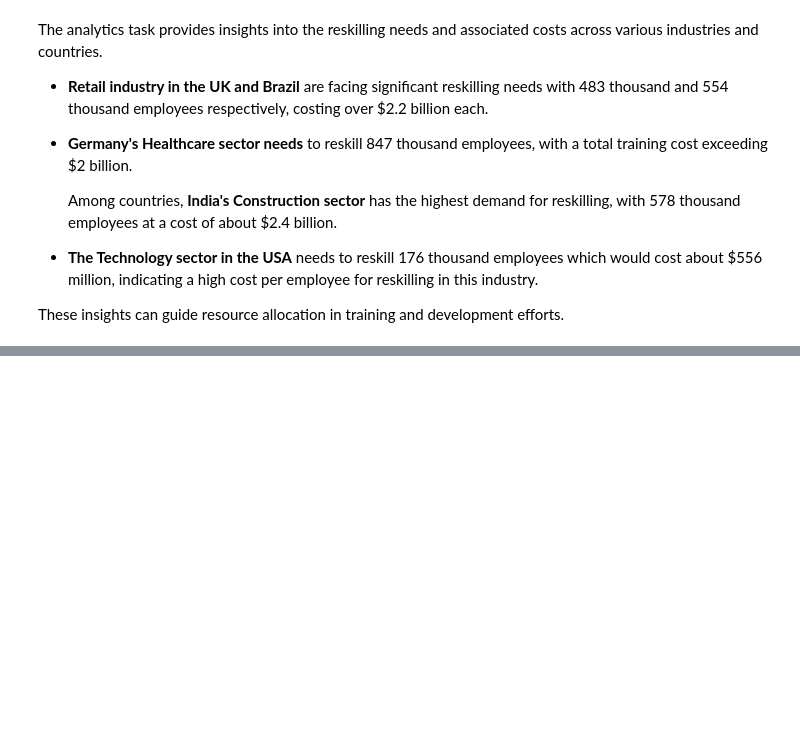
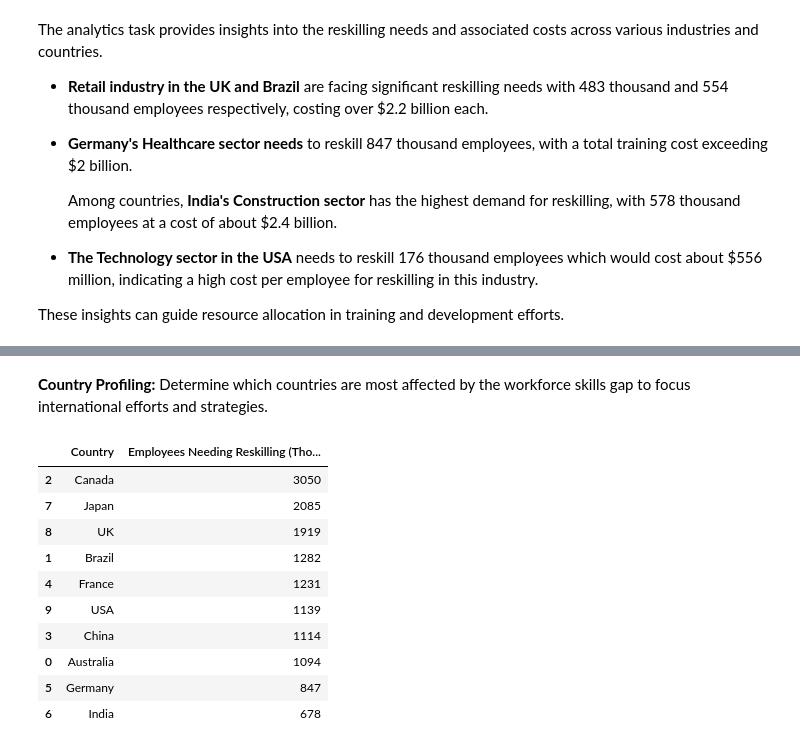
Before and after one commit to sikoh/Data-Analytics-with-Skills.AI, a Jupyter notebook: Market_Demand_Analysis.ipynb, the cells around one changed output, grey strips where cells are left out. Saved outputs shown, nothing was run; the diff lists cells and outputs as text; code cells hidden in the pictures; blank space fills up the shorter version.

```diff
--- a/Market_Demand_Analysis.ipynb
+++ b/Market_Demand_Analysis.ipynb
@@ -133,0 +162,24 @@ These insights can guide resource allocation in training and development efforts
+# %% [markdown]
+**Country Profiling:** Determine which countries are most affected by the workforce skills gap to focus international efforts and strategies.
+# %%
+df = data.copy()
+
+# Grouping by 'Country' and calculating the sum of 'Employees Needing Reskilling (Thousands)'
+df = df.groupby('Country')['Employees Needing Reskilling (Thousands)'].sum().reset_index()
+
+# Sorting the DataFrame by 'Employees Needing Reskilling (Thousands)' in descending order
+df = df.sort_values(by='Employees Needing Reskilling (Thousands)', ascending=False)
+
+df
+# %% [output]
+|  | Country | Employees Needing Reskilling (Tho... |
+| 2 | Canada | 3050 |
+| 7 | Japan | 2085 |
+| 8 | UK | 1919 |
+| 1 | Brazil | 1282 |
+| 4 | France | 1231 |
+| 9 | USA | 1139 |
+| 3 | China | 1114 |
+| 0 | Australia | 1094 |
+| 5 | Germany | 847 |
+| 6 | India | 678 |
```
Also changed, not shown: parts of 7 cells of this notebook.
